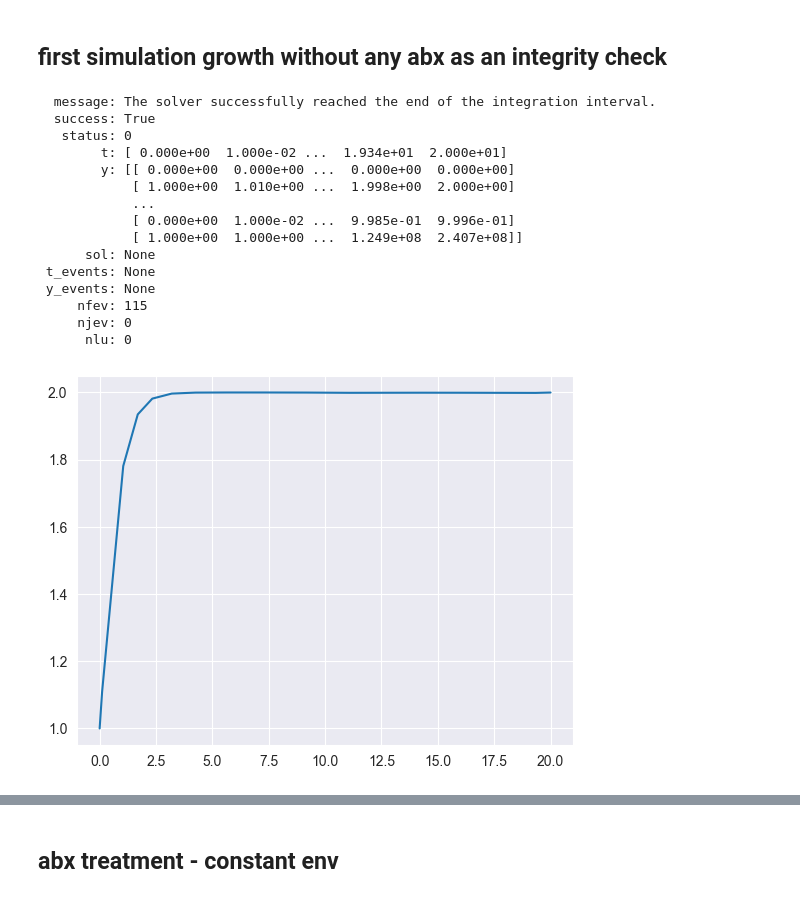
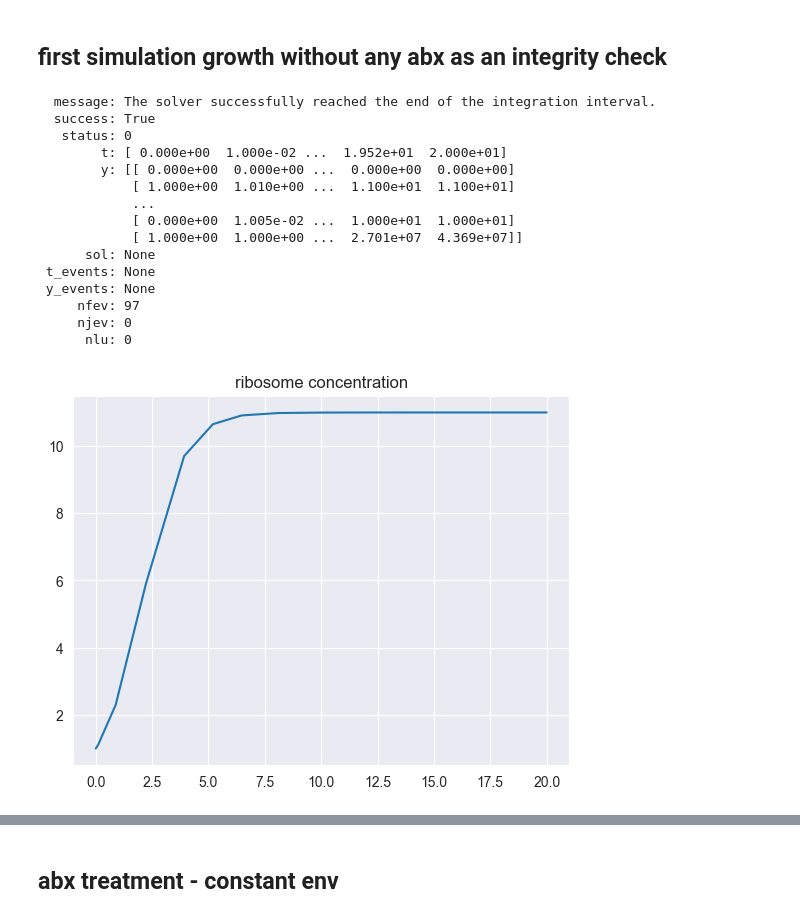
Before and after one commit to erezli/RiboTargettingAbx, a Jupyter notebook: simulations.ipynb, the cells around one changed output, grey strips where cells are left out. Saved outputs shown, nothing was run; the diff lists cells and outputs as text; code cells hidden in the pictures.

```diff
--- a/simulations.ipynb
+++ b/simulations.ipynb
@@ -15,9 +16,9 @@ param = {"ribo_min": 0,
          "p_out": 1,
          "k_on": 1,
          "k_off": 1,
-         "alpha": 1,
-         "beta": 1,
-         "gama": 1,
+         "alpha": 1, # ribosome synthesis rate
+         "beta": 1, # translation rate
+         "gama": 0.1, # cell wall synthesis rate
          "abx_env": 0,
          "t_start": 10000,
          "t_end": -1}
@@ -31,23 +32,24 @@ print(time_series)
   message: The solver successfully reached the end of the integration interval.
   success: True
    status: 0
-        t: [ 0.000e+00  1.000e-02 ...  1.934e+01  2.000e+01]
+        t: [ 0.000e+00  1.000e-02 ...  1.952e+01  2.000e+01]
         y: [[ 0.000e+00  0.000e+00 ...  0.000e+00  0.000e+00]
-            [ 1.000e+00  1.010e+00 ...  1.998e+00  2.000e+00]
+            [ 1.000e+00  1.010e+00 ...  1.100e+01  1.100e+01]
             ...
-            [ 0.000e+00  1.000e-02 ...  9.985e-01  9.996e-01]
-            [ 1.000e+00  1.000e+00 ...  1.249e+08  2.407e+08]]
+            [ 0.000e+00  1.005e-02 ...  1.000e+01  1.000e+01]
+            [ 1.000e+00  1.000e+00 ...  2.701e+07  4.369e+07]]
       sol: None
  t_events: None
  y_events: None
-     nfev: 115
+     nfev: 97
      njev: 0
       nlu: 0
 # %%
 plt.plot(time_series.t, time_series.y[1])
+plt.title("ribosome concentration")
 plt.show()
 # %% [output]
-[figure, old version]
+[figure, new version]
 # %%
 fig, ax = plt.subplots()
 ax.plot(time_series.t, time_series.y[4])
```
Also changed, not shown: parts of 12 cells of this notebook, 1 other file.
